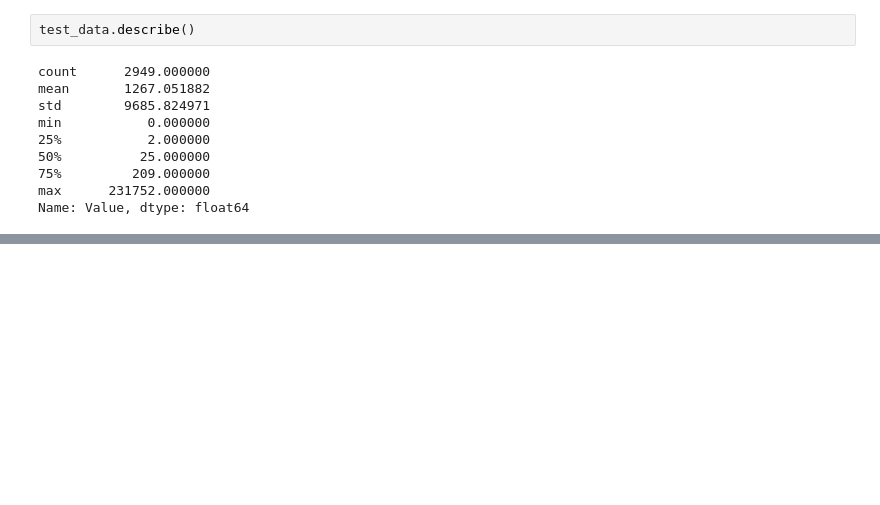
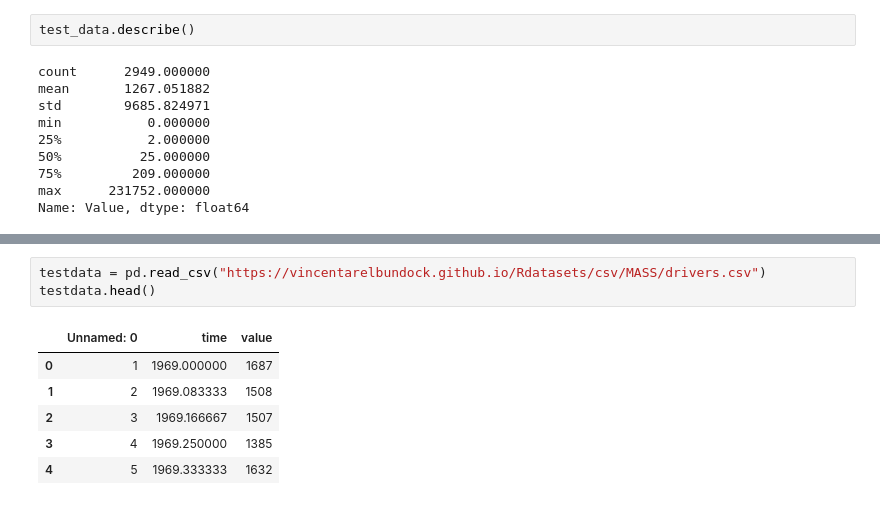
Before and after one commit to MartinMichaux/Forecasting-citizenship-acquisition-flow-using-Graph-Neural-Networks, a Jupyter notebook: timeseries_forecasting.ipynb, the cells around one changed output, grey strips where cells are left out. Drawn from its saved outputs; the diff is of its cells as text; blank space fills up the shorter version.

```diff
--- a/timeseries_forecasting.ipynb
+++ b/timeseries_forecasting.ipynb
@@ -192,0 +195,10 @@ print("Mean Squared Error:", mse)
+# %%
+testdata = pd.read_csv("https://vincentarelbundock.github.io/Rdatasets/csv/MASS/drivers.csv")
+testdata.head()
+# %% [output]
+|  | Unnamed: 0 | time | value |
+| 0 | 1 | 1969.000000 | 1687 |
+| 1 | 2 | 1969.083333 | 1508 |
+| 2 | 3 | 1969.166667 | 1507 |
+| 3 | 4 | 1969.250000 | 1385 |
+| 4 | 5 | 1969.333333 | 1632 |
```
Also changed, not shown: parts of 5 cells of this notebook, 1 other file.
